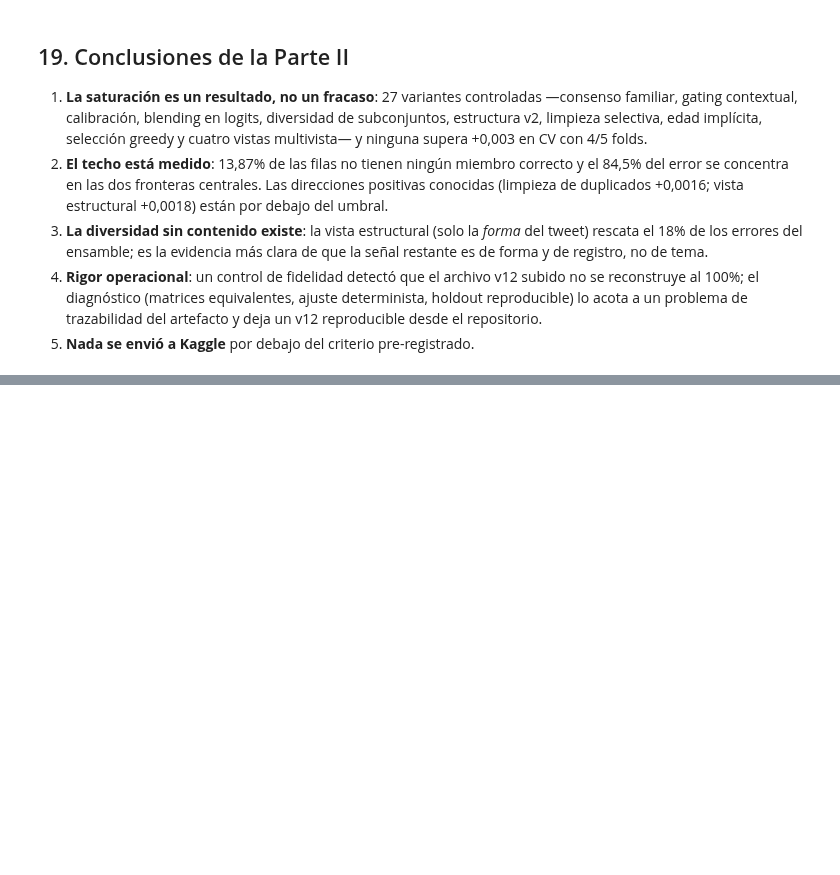
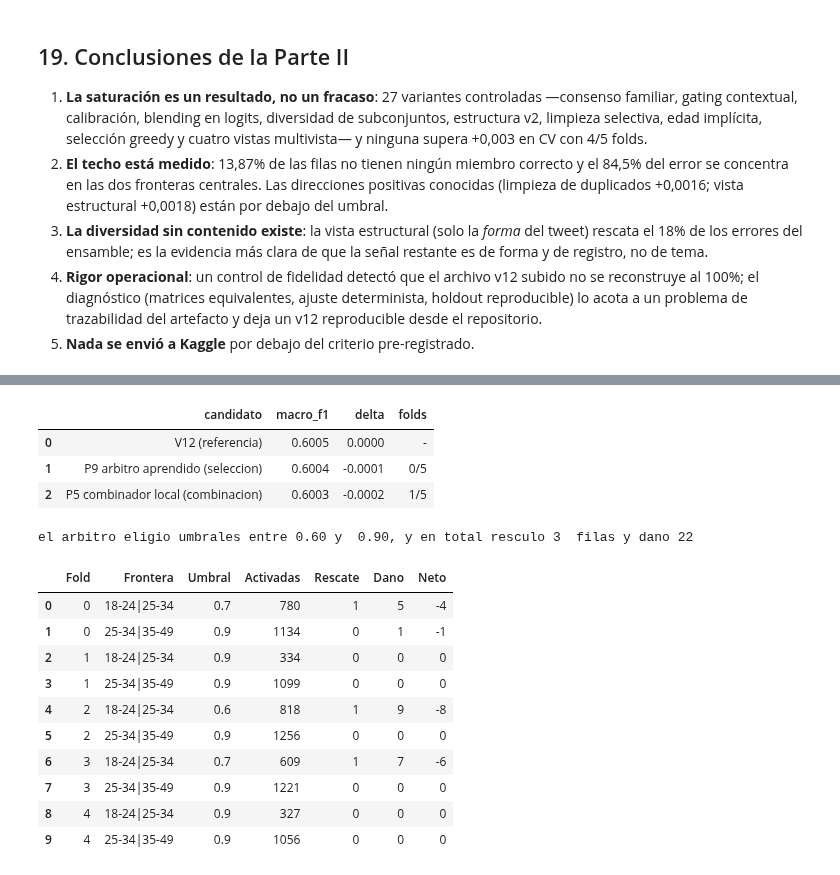
Before and after one commit to Garnica1999/PLN, a Jupyter notebook: KAGGLE_AGE_2026_PUJ/notebooks/99_entrega_consolidado.ipynb, the cells around one changed output, grey strips where cells are left out. Cells and saved outputs as stored; diff of their text form; code cells hidden in the pictures; blank space fills up the shorter version.

```diff
--- a/KAGGLE_AGE_2026_PUJ/notebooks/99_entrega_consolidado.ipynb
+++ b/KAGGLE_AGE_2026_PUJ/notebooks/99_entrega_consolidado.ipynb
@@ -738,0 +994,38 @@ experimentos registrados: 61 | decisiones: 35
+# %%
+p9 = load("v17_p9_arbitro.json")
+p5 = load("v17_p5_combinador_local.json")
+comparativa_local = pd.DataFrame([
+    {"candidato": "V12 (referencia)", "macro_f1": 0.6005, "delta": 0.0, "folds": "-"},
+    {"candidato": "P9 arbitro aprendido (seleccion)",
+     "macro_f1": p9["candidata"]["macro_f1"], "delta": p9["delta"],
+     "folds": f"{p9['folds_positivos']}/5"},
+    {"candidato": "P5 combinador local (combinacion)",
+     "macro_f1": p5["candidata"]["macro_f1"], "delta": p5["delta"],
+     "folds": "1/5"},
+])
+assert p9["adopta"] is False and p5["adopta"] is False, "una de las dos se habria adoptado"
+comparativa_local
+# %% [output]
+|  | candidato | macro_f1 | delta | folds |
+| 0 | V12 (referencia) | 0.6005 | 0.0000 | - |
+| 1 | P9 arbitro aprendido (seleccion) | 0.6004 | -0.0001 | 0/5 |
+| 2 | P5 combinador local (combinacion) | 0.6003 | -0.0002 | 1/5 |
+# %%
+actuacion = pd.DataFrame(p9["activacion"])
+print(f"el arbitro eligio umbrales entre {actuacion['Umbral'].min():.2f} y ",
+      f"{actuacion['Umbral'].max():.2f}, y en total resculo {actuacion['Rescate'].sum()} ",
+      f"filas y dano {actuacion['Dano'].sum()}")
+actuacion[["Fold", "Frontera", "Umbral", "Activadas", "Rescate", "Dano", "Neto"]]
+# %% [output]
+el arbitro eligio umbrales entre 0.60 y  0.90, y en total resculo 3  filas y dano 22
+|  | Fold | Frontera | Umbral | Activadas | Rescate | Dano | Neto |
+| 0 | 0 | 18-24|25-34 | 0.7 | 780 | 1 | 5 | -4 |
+| 1 | 0 | 25-34|35-49 | 0.9 | 1134 | 0 | 1 | -1 |
+| 2 | 1 | 18-24|25-34 | 0.9 | 334 | 0 | 0 | 0 |
+| 3 | 1 | 25-34|35-49 | 0.9 | 1099 | 0 | 0 | 0 |
+| 4 | 2 | 18-24|25-34 | 0.6 | 818 | 1 | 9 | -8 |
+| 5 | 2 | 25-34|35-49 | 0.9 | 1256 | 0 | 0 | 0 |
+| 6 | 3 | 18-24|25-34 | 0.7 | 609 | 1 | 7 | -6 |
+| 7 | 3 | 25-34|35-49 | 0.9 | 1221 | 0 | 0 | 0 |
+| 8 | 4 | 18-24|25-34 | 0.9 | 327 | 0 | 0 | 0 |
+| 9 | 4 | 25-34|35-49 | 0.9 | 1056 | 0 | 0 | 0 |
```
Also changed, not shown: parts of 31 cells of this notebook, 12 other files.
